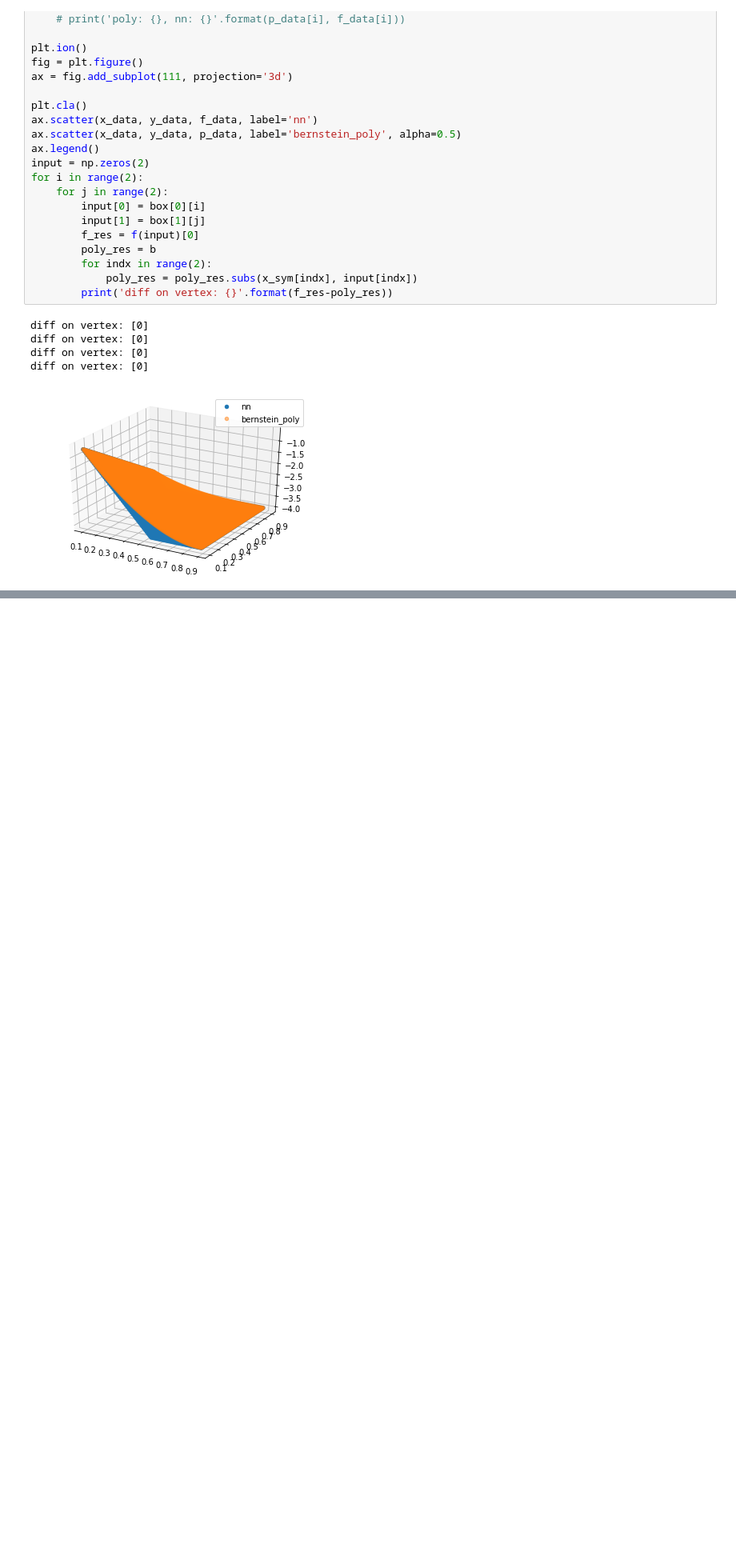
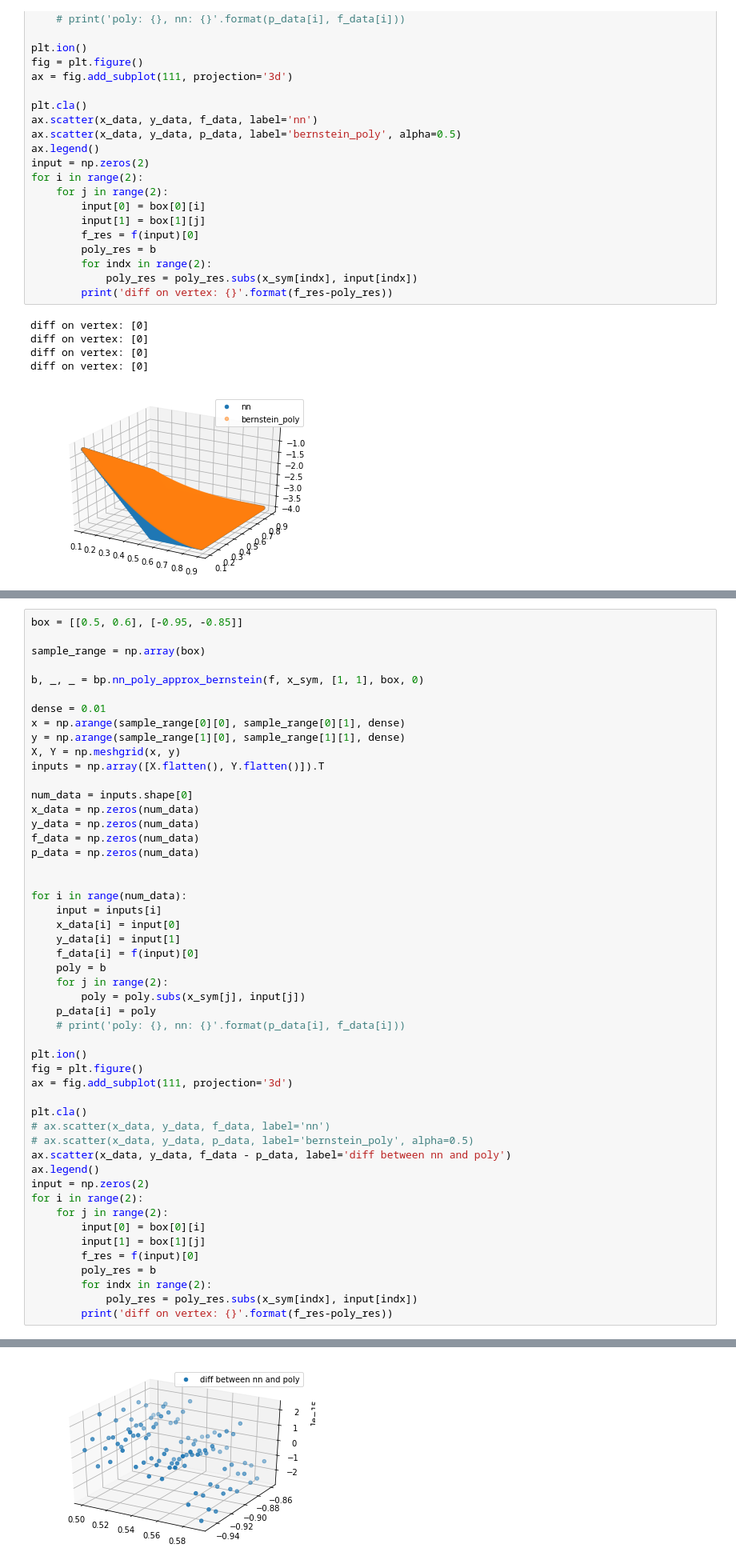
Before and after one commit to ChaoHuang2018/Bernstein_Polynomial_Approximation, a Jupyter notebook: plot_bernsp_nn_12_relu.ipynb, the cells around one changed output, grey strips where cells are left out. Shown at 80% size. Saved outputs shown, nothing was run; the diff lists cells and outputs as text; blank space fills up the shorter version.

Commit message:
bernsp plot nn 12

```diff
--- a/plot_bernsp_nn_12_relu.ipynb
+++ b/plot_bernsp_nn_12_relu.ipynb
@@ -244,0 +248,51 @@ diff on vertex: [0]
+# %%
+box = [[0.5, 0.6], [-0.95, -0.85]]
+
+sample_range = np.array(box)
+
+b, _, _ = bp.nn_poly_approx_bernstein(f, x_sym, [1, 1], box, 0)
+
+dense = 0.01
+x = np.arange(sample_range[0][0], sample_range[0][1], dense)
+y = np.arange(sample_range[1][0], sample_range[1][1], dense)
+X, Y = np.meshgrid(x, y)
+inputs = np.array([X.flatten(), Y.flatten()]).T
+
+num_data = inputs.shape[0]
+x_data = np.zeros(num_data)
+y_data = np.zeros(num_data)
+f_data = np.zeros(num_data)
+p_data = np.zeros(num_data)
+
+
+for i in range(num_data):
+    input = inputs[i]
+    x_data[i] = input[0]
+    y_data[i] = input[1]
+    f_data[i] = f(input)[0]
+    poly = b
+    for j in range(2):
+        poly = poly.subs(x_sym[j], input[j])
+    p_data[i] = poly
+    # print('poly: {}, nn: {}'.format(p_data[i], f_data[i]))
+
+plt.ion()
+fig = plt.figure()
+ax = fig.add_subplot(111, projection='3d')
+
+plt.cla()
+# ax.scatter(x_data, y_data, f_data, label='nn')
+# ax.scatter(x_data, y_data, p_data, label='bernstein_poly', alpha=0.5)
+ax.scatter(x_data, y_data, f_data - p_data, label='diff between nn and poly')
+ax.legend()
+input = np.zeros(2)
+for i in range(2):
+    for j in range(2):
+        input[0] = box[0][i]
+        input[1] = box[1][j]
+        f_res = f(input)[0]
+        poly_res = b
+        for indx in range(2):
+            poly_res = poly_res.subs(x_sym[indx], input[indx])
+        print('diff on vertex: {}'.format(f_res-poly_res))
+# %% [output]
@@ -244,0 +303 @@ diff on vertex: [0]
+[figure, added]
```
Also changed, not shown: parts of 2 cells of this notebook.
